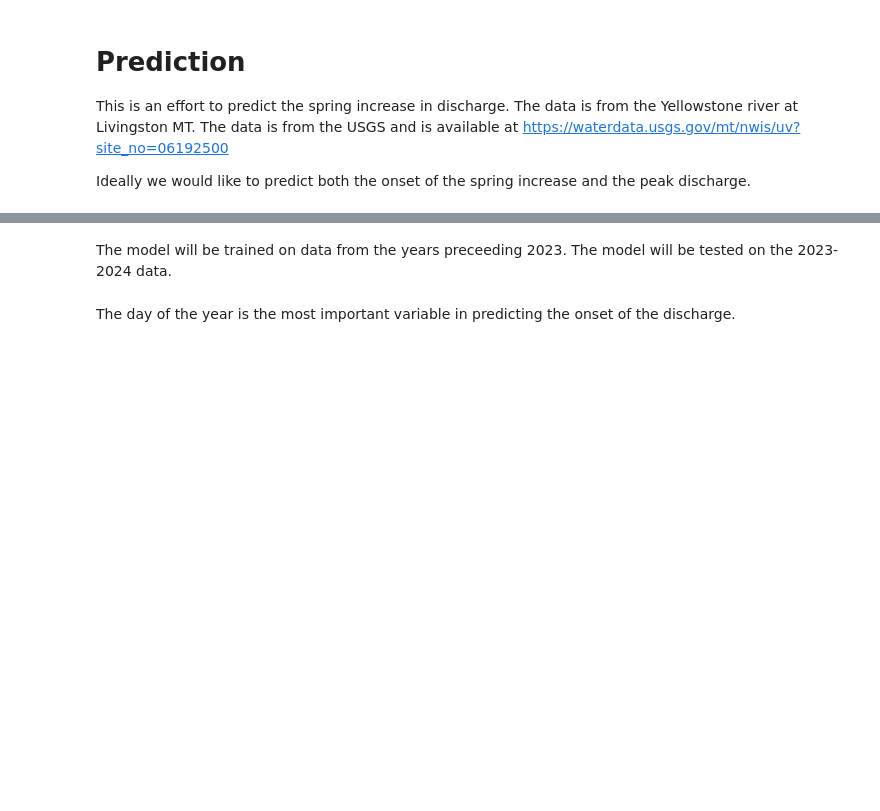
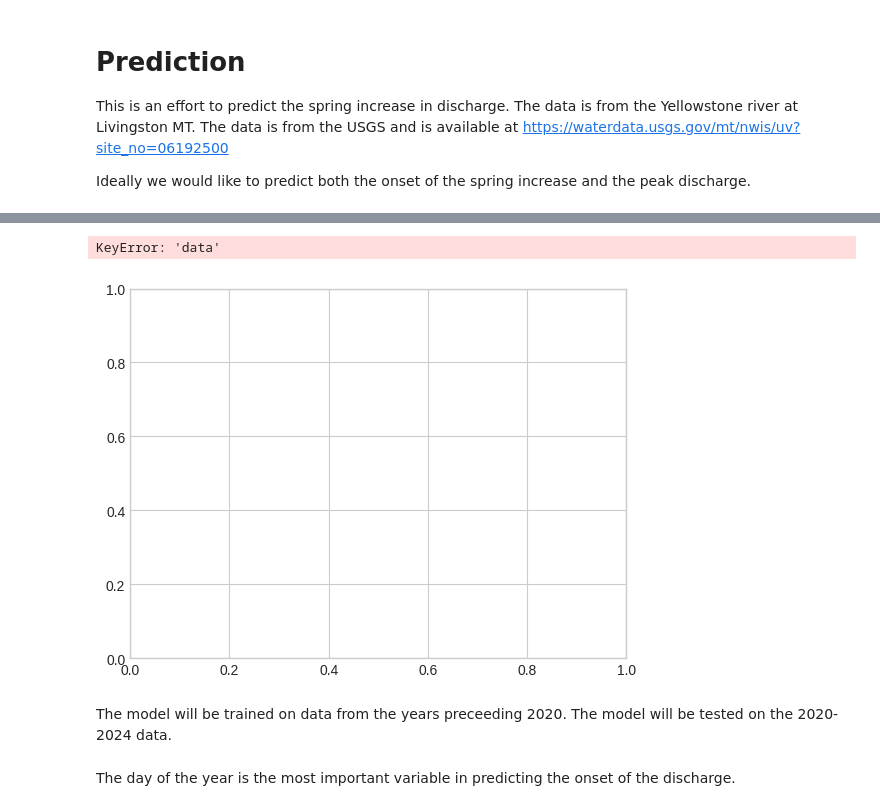
Before and after one commit to drpafowler/SpringRiver, a Jupyter notebook: project_yellowstone.ipynb, the cells around one changed output, grey strips where cells are left out. Drawn from its saved outputs; the diff is of its cells as text; code cells hidden in the pictures; blank space fills up the shorter version.

```diff
--- a/project_yellowstone.ipynb
+++ b/project_yellowstone.ipynb
@@ -477,0 +575,3 @@ test = discharge[discharge['year']>=2023]
+# %%
+train = data[data['year'] < 2020]
+test = data[data['year'] >= 2020]
@@ -478,13 +587,16 @@ test = discharge[discharge['year']>=2023]
 # %%
 fig, ax = plt.subplots()
-train['discharge'].plot(ax=ax)
-test['discharge'].plot(ax=ax)
+train['data'].plot(ax=ax)
+test['data'].plot(ax=ax)
 plt.legend(['Training Data', 'Test Data'])
 plt.title('Training vs. Test Data for Streamflow Prediction')
 plt.xlabel('Date')
 plt.ylabel('Discharge (cu ft/s)')
+# %% [output]
+KeyError: 'data'
+[figure, added]
 # %% [markdown]
-The model will be trained on data from the years preceeding 2023.  The model will be tested on the 2023-2024 data.
+The model will be trained on data from the years preceeding 2020.  The model will be tested on the 2020-2024 data.
 # %%
 features = ['month','week', 'day_of_year']
 target = 'discharge'
```
Also changed, not shown: parts of 11 cells of this notebook.
